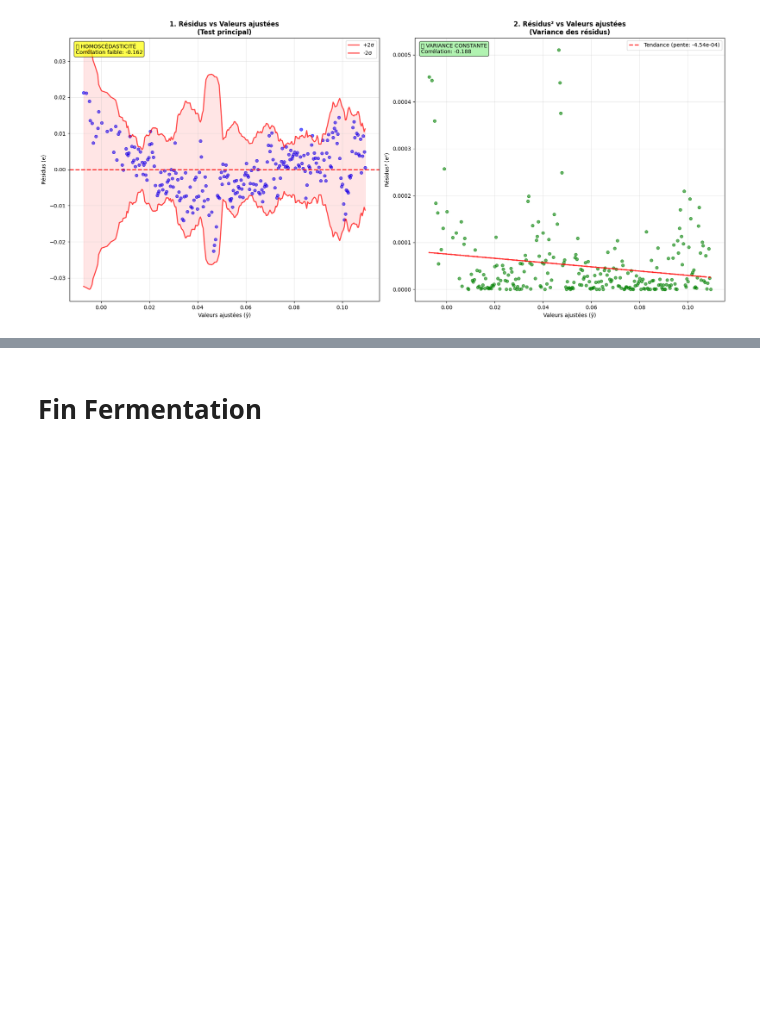
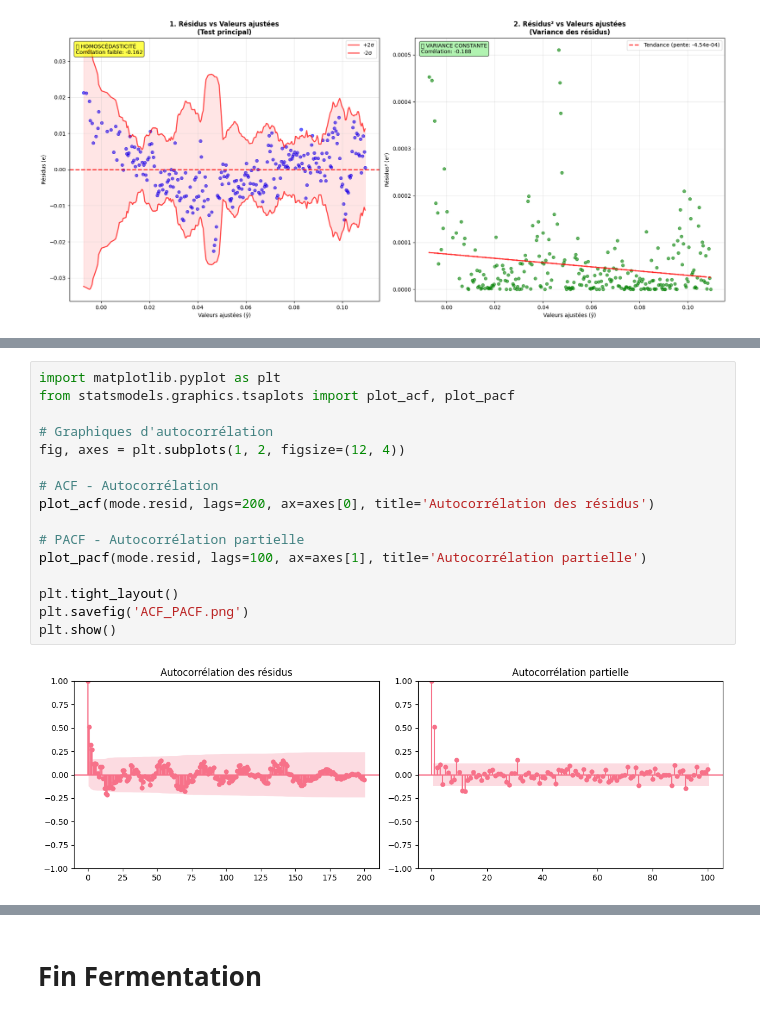
Before and after one commit to bigirimanainnocent12/Regresion_lineaire, a Jupyter notebook: CODE_RAPPORT_DE_STAGE.ipynb, the cells around one changed output, grey strips where cells are left out. Saved outputs shown, nothing was run; the diff lists cells and outputs as text; blank space fills up the shorter version.

```diff
--- a/CODE_RAPPORT_DE_STAGE.ipynb
+++ b/CODE_RAPPORT_DE_STAGE.ipynb
@@ -565,0 +584,18 @@ plt.show()
+# %%
+import matplotlib.pyplot as plt
+from statsmodels.graphics.tsaplots import plot_acf, plot_pacf
+
+# Graphiques d'autocorrélation
+fig, axes = plt.subplots(1, 2, figsize=(12, 4))
+
+# ACF - Autocorrélation
+plot_acf(mode.resid, lags=200, ax=axes[0], title='Autocorrélation des résidus')
+
+# PACF - Autocorrélation partielle
+plot_pacf(mode.resid, lags=100, ax=axes[1], title='Autocorrélation partielle')
+
+plt.tight_layout()
+plt.savefig('ACF_PACF.png')
+plt.show()
+# %% [output]
+[figure, added]
```
Also changed, not shown: parts of 6 cells of this notebook.
